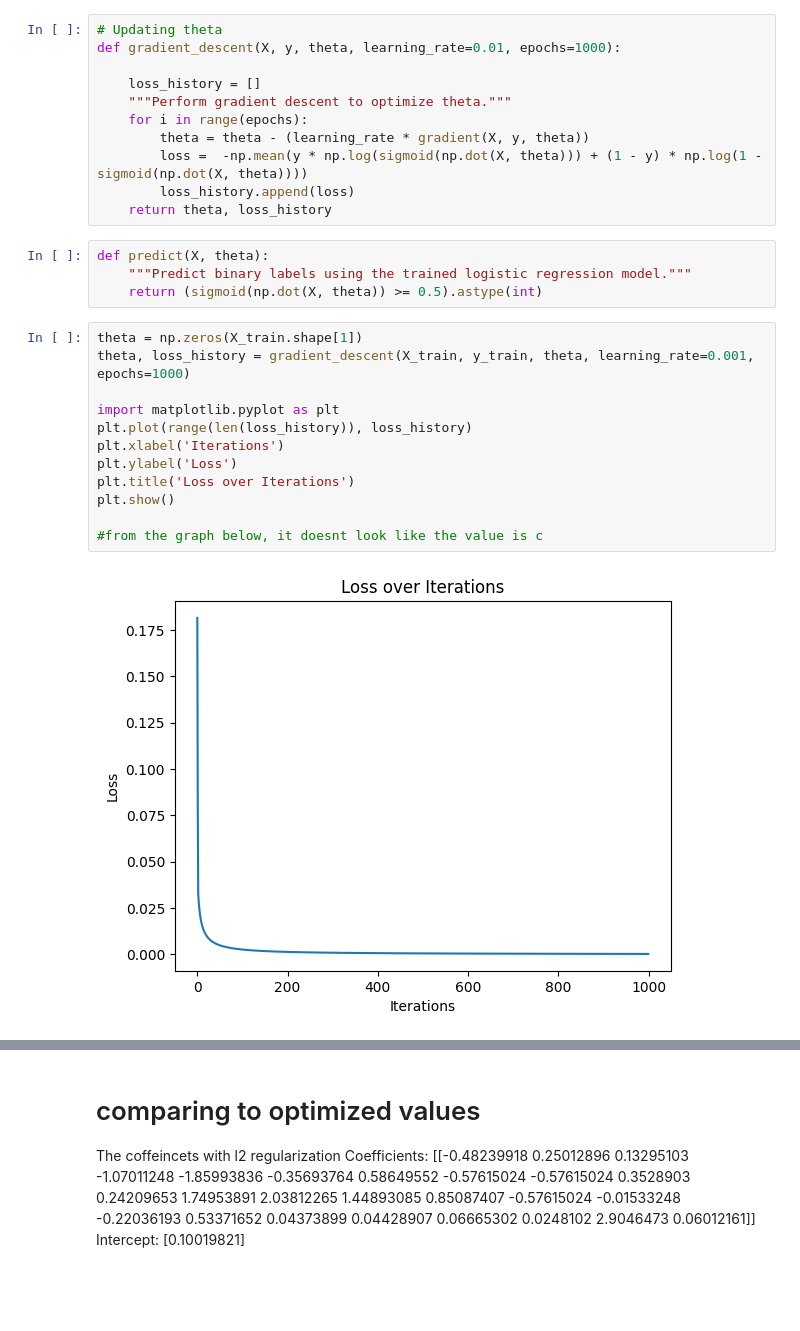
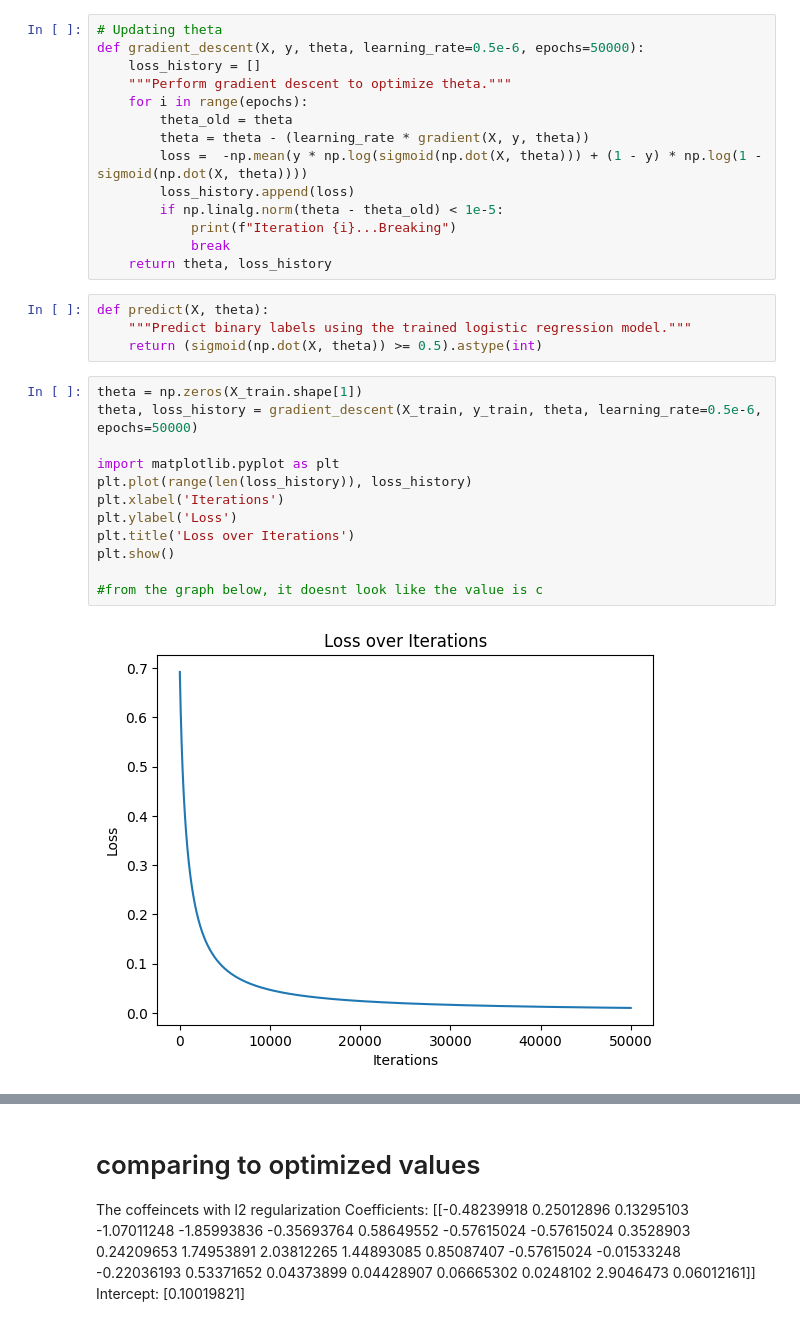
Before and after one commit to aaminah-arif/IoT-Monitoring-of-Water-Quality-and-Tilapia, a Jupyter notebook: Logistic Regression Project.ipynb, the cells around one changed output, grey strips where cells are left out. Cells and saved outputs as stored; diff of their text form; blank space fills up the shorter version.

Commit message:
updated the learning rate + number of epochs + some formatting

```diff
--- a/Logistic Regression Project.ipynb
+++ b/Logistic Regression Project.ipynb
@@ -511,14 +516,17 @@ def gradient(X, y, theta):
     return np.dot(X.T, (predictions - y))  # (yi - pi) * xi
 # %%
 # Updating theta
-def gradient_descent(X, y, theta, learning_rate=0.01, epochs=1000):
-
+def gradient_descent(X, y, theta, learning_rate=0.5e-6, epochs=50000):
     loss_history = []
     """Perform gradient descent to optimize theta."""
     for i in range(epochs):
+        theta_old = theta
         theta = theta - (learning_rate * gradient(X, y, theta))
         loss =  -np.mean(y * np.log(sigmoid(np.dot(X, theta))) + (1 - y) * np.log(1 - sigmoid(np.dot(X, theta))))
         loss_history.append(loss)
+        if np.linalg.norm(theta - theta_old) < 1e-5:
+            print(f"Iteration {i}...Breaking")
+            break
     return theta, loss_history
 # %%
 def predict(X, theta):
@@ -526,18 +534,18 @@ def predict(X, theta):
     return (sigmoid(np.dot(X, theta)) >= 0.5).astype(int)
 # %%
 theta = np.zeros(X_train.shape[1])
-theta, loss_history = gradient_descent(X_train, y_train, theta, learning_rate=0.001, epochs=1000)
+theta, loss_history = gradient_descent(X_train, y_train, theta, learning_rate=0.5e-6, epochs=50000)
 
 import matplotlib.pyplot as plt
 plt.plot(range(len(loss_history)), loss_history)
 plt.xlabel('Iterations')
 plt.ylabel('Loss')
 plt.title('Loss over Iterations')
 plt.show()
 
 #from the graph below, it doesnt look like the value is c
 # %% [output]
-[figure, old version]
+[figure, new version]
 # %%
 # print(f"Optimized theta: {theta}")
 
```
Also changed, not shown: parts of 8 cells of this notebook.
